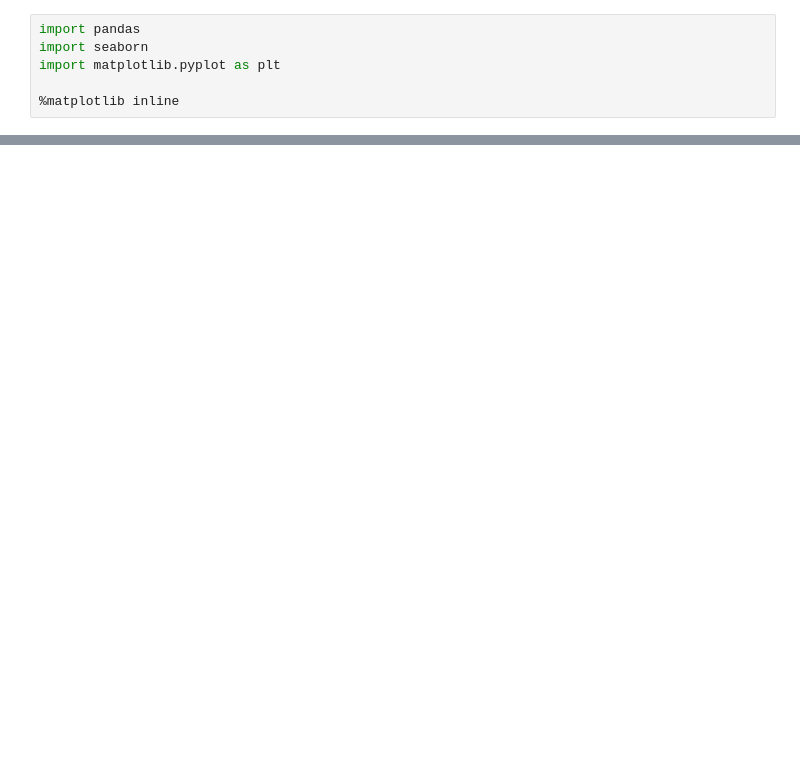
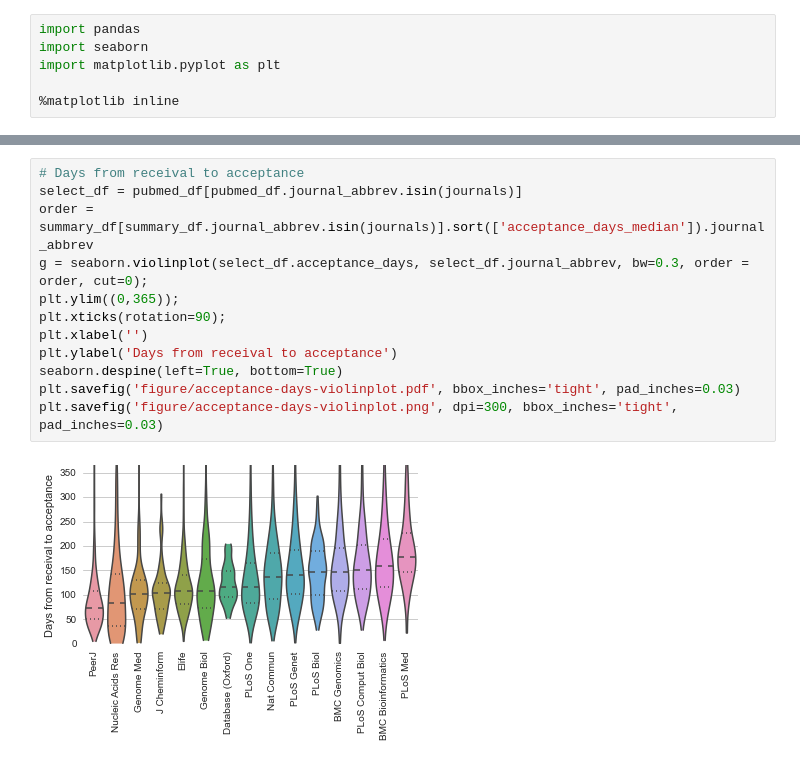
Before and after one commit to dhimmel/plostime, a Jupyter notebook: all-journals-visualize.ipynb, the cells around one changed output, grey strips where cells are left out. Saved outputs shown, nothing was run; the diff lists cells and outputs as text; blank space fills up the shorter version.

```diff
--- a/all-journals-visualize.ipynb
+++ b/all-journals-visualize.ipynb
@@ -68,0 +60,14 @@ pandas.tslib.Timedelta
+# %%
+# Days from receival to acceptance
+select_df = pubmed_df[pubmed_df.journal_abbrev.isin(journals)]
+order = summary_df[summary_df.journal_abbrev.isin(journals)].sort(['acceptance_days_median']).journal_abbrev
+g = seaborn.violinplot(select_df.acceptance_days, select_df.journal_abbrev, bw=0.3, order = order, cut=0);
+plt.ylim((0,365));
+plt.xticks(rotation=90);
+plt.xlabel('')
+plt.ylabel('Days from receival to acceptance')
+seaborn.despine(left=True, bottom=True)
+plt.savefig('figure/acceptance-days-violinplot.pdf', bbox_inches='tight', pad_inches=0.03)
+plt.savefig('figure/acceptance-days-violinplot.png', dpi=300, bbox_inches='tight', pad_inches=0.03)
+# %% [output]
+[figure, added]
```
Also changed, not shown: parts of 16 cells of this notebook, 1 other file.
